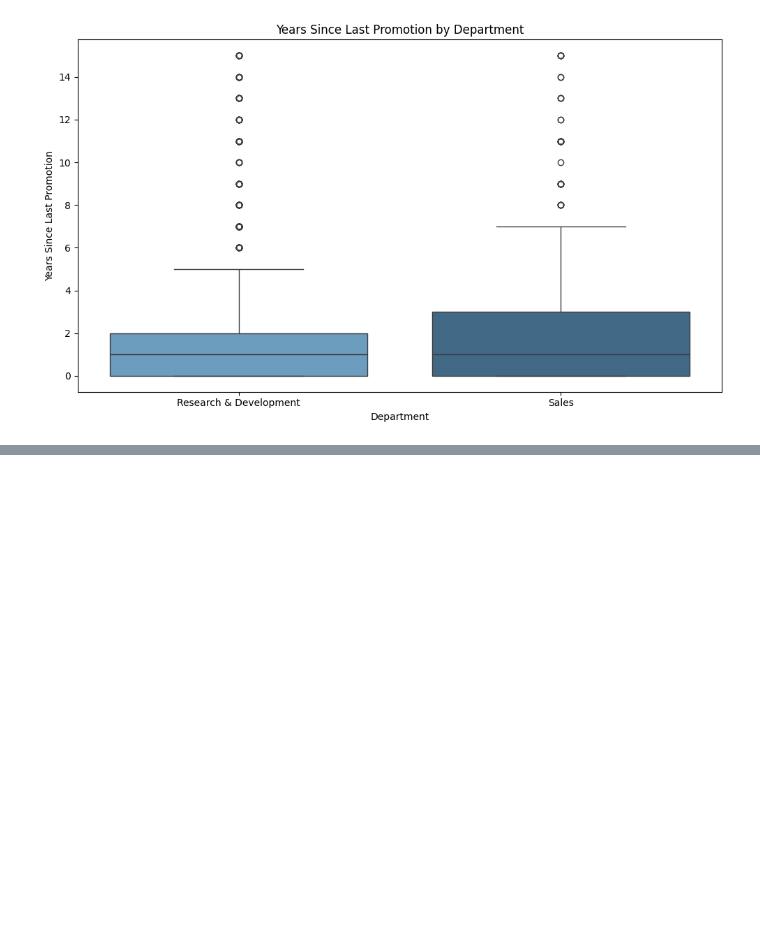
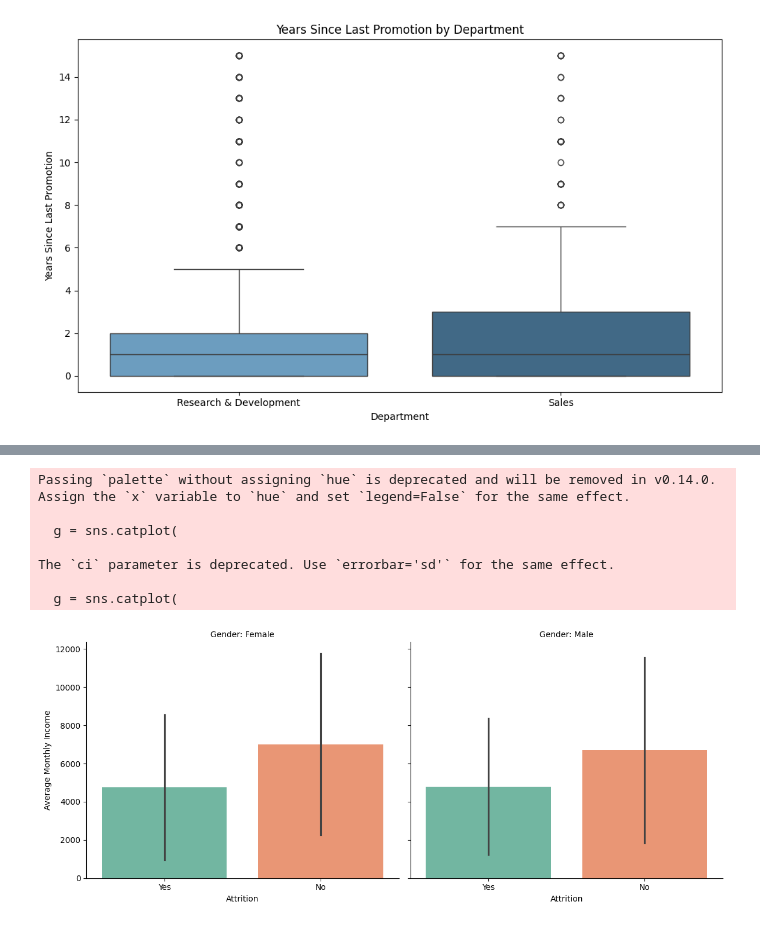
Before and after one commit to melo4yxa77796/EmployeeProductivityAnalysis, a Jupyter notebook: atrrition.ipynb, the cells around one changed output, grey strips where cells are left out. Cells and saved outputs as stored; diff of their text form; code cells hidden in the pictures; blank space fills up the shorter version.

```diff
--- a/atrrition.ipynb
+++ b/atrrition.ipynb
@@ -297,0 +338,43 @@ Passing `palette` without assigning `hue` is deprecated and will be removed in v
+# %%
+import seaborn as sns
+import matplotlib.pyplot as plt
+import pandas as pd
+
+# Check required columns
+required_columns = ["Gender", "Attrition", "MonthlyIncome"]
+missing_columns = [col for col in required_columns if col not in df.columns]
+
+if missing_columns:
+    raise ValueError(f"Missing columns: {missing_columns}")
+
+# Clean data
+df_clean = df.dropna(subset=required_columns)
+df_clean["MonthlyIncome"] = pd.to_numeric(df_clean["MonthlyIncome"], errors="coerce")
+df_clean = df_clean.dropna(subset=["MonthlyIncome"])
+
+# Create facet bar plots of average MonthlyIncome by Attrition, faceted by Gender
+g = sns.catplot(
+    data=df_clean,
+    kind="bar",
+    x="Attrition",
+    y="MonthlyIncome",
+    col="Gender",
+    ci="sd",          # Show standard deviation bars
+    palette="Set2",
+    height=5,
+    aspect=1.2
+)
+
+g.set_titles(col_template="Gender: {col_name}")
+g.set_axis_labels("Attrition", "Average Monthly Income")
+plt.tight_layout()
+plt.show()
+# %% [output]
+Passing `palette` without assigning `hue` is deprecated and will be removed in v0.14.0. Assign the `x` variable to `hue` and set `legend=False` for the same effect.
+
+  g = sns.catplot(
+
+The `ci` parameter is deprecated. Use `errorbar='sd'` for the same effect.
+
+  g = sns.catplot(
+[figure, added]
```
Also changed, not shown: parts of 8 cells of this notebook.
